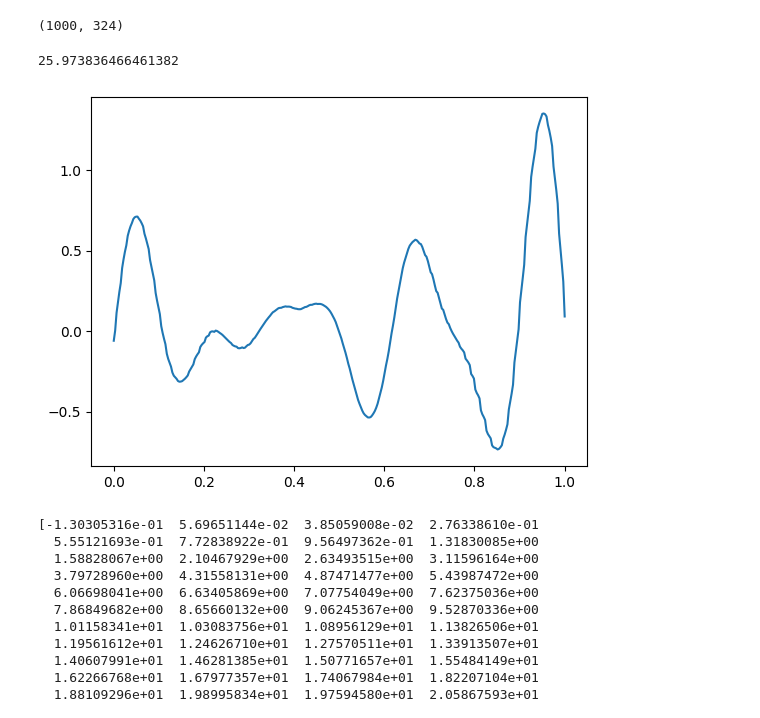
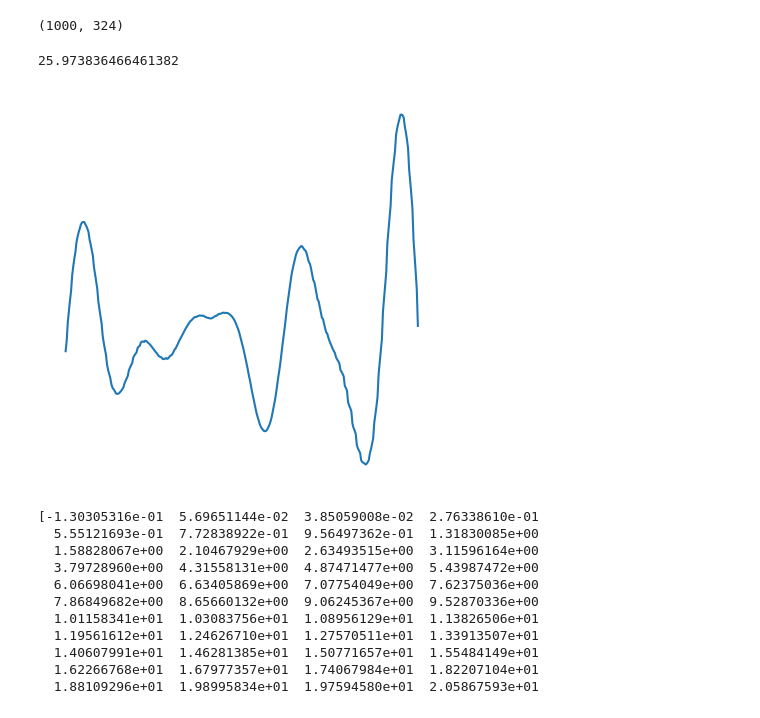
Before and after one commit to BlueAsuka/RAVEN, a Jupyter notebook: notebooks/wavelet_transformation.ipynb, the cells around one changed output. Cells and saved outputs as stored; diff of their text form; code cells hidden in the pictures.

```diff
--- a/notebooks/wavelet_transformation.ipynb
+++ b/notebooks/wavelet_transformation.ipynb
@@ -50,15 +50,18 @@ coefficients.shape
 # %%
 from scipy.integrate import simpson
 
 selected_func = coefficients[50]
 integral_simps = simpson(selected_func)
 print(integral_simps)
 
+fig, ax = plt.subplots(figsize=(5, 5))
 plt.plot(np.linspace(0, 1, len(first_ts)), selected_func)
+plt.axis('off')
+# fig.set_facecolor('black')
 plt.show()
 # %% [output]
 25.973836466461382
-[figure, old version]
+[figure, new version]
 # %%
 vector =[]
 for coff in coefficients:
```
Also changed, not shown: parts of 2 cells of this notebook, 1 other file.
